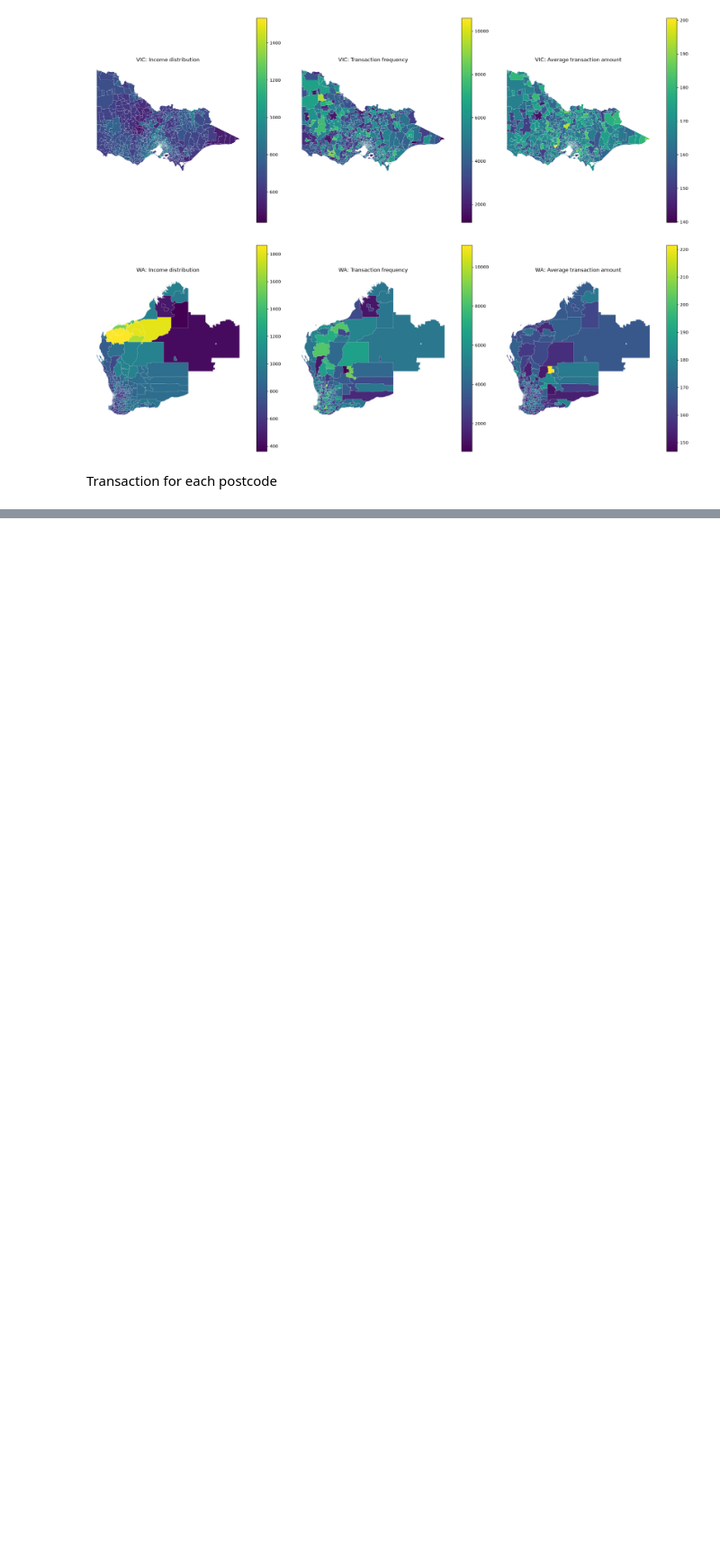
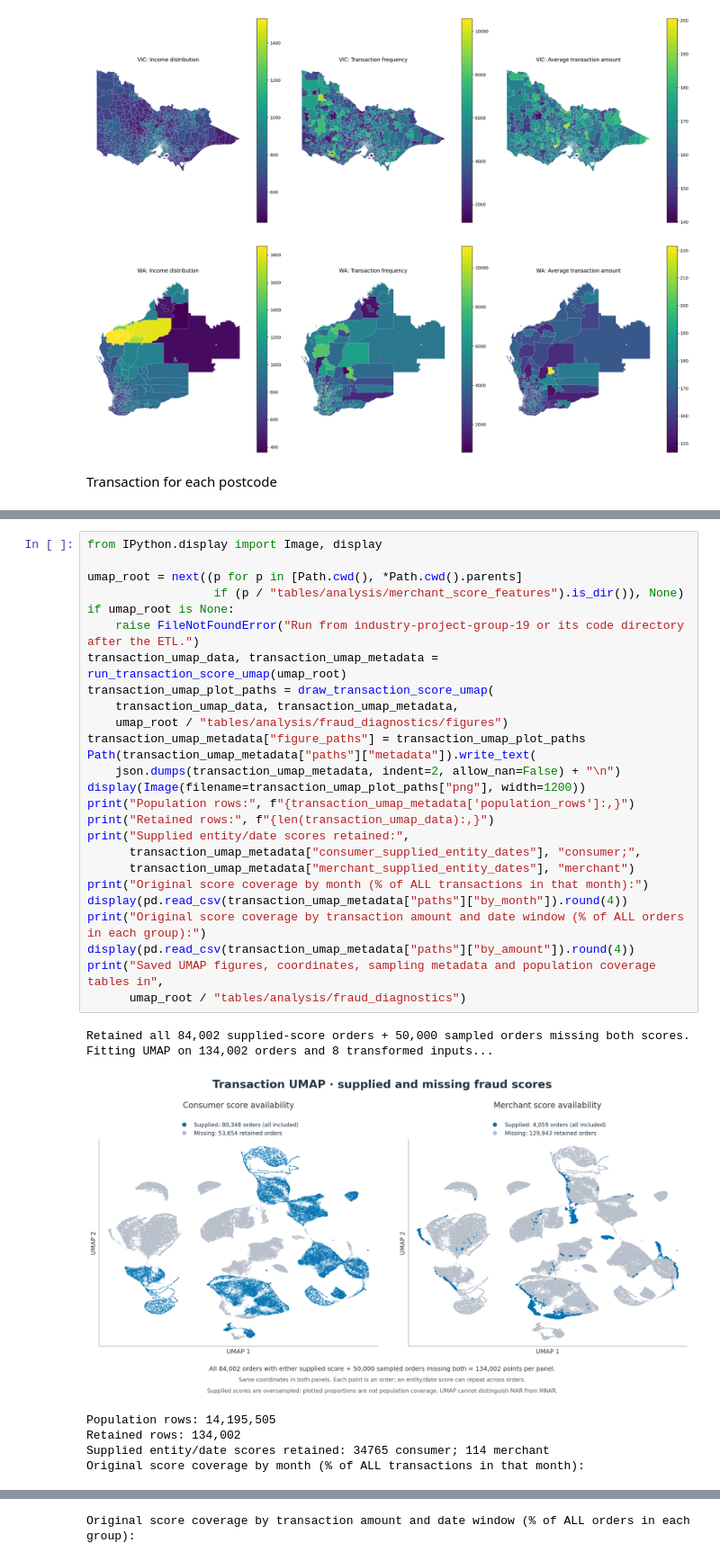
Before and after one commit to hannimeee/industry-project-group-19, a Jupyter notebook: code/02_analysis.ipynb, the cells around one changed output, grey strips where cells are left out. Shown at 90% size. Cells and saved outputs as stored; diff of their text form; blank space fills up the shorter version.

```diff
--- a/code/02_analysis.ipynb
+++ b/code/02_analysis.ipynb
@@ -174,0 +932,34 @@ Z-score thresholds — district income: 5.7391; transaction dollar value: 5.7391
+# %%
+from IPython.display import Image, display
+
+umap_root = next((p for p in [Path.cwd(), *Path.cwd().parents]
+                  if (p / "tables/analysis/merchant_score_features").is_dir()), None)
+if umap_root is None:
+    raise FileNotFoundError("Run from industry-project-group-19 or its code directory after the ETL.")
+transaction_umap_data, transaction_umap_metadata = run_transaction_score_umap(umap_root)
+transaction_umap_plot_paths = draw_transaction_score_umap(
+    transaction_umap_data, transaction_umap_metadata,
+    umap_root / "tables/analysis/fraud_diagnostics/figures")
+transaction_umap_metadata["figure_paths"] = transaction_umap_plot_paths
+Path(transaction_umap_metadata["paths"]["metadata"]).write_text(
+    json.dumps(transaction_umap_metadata, indent=2, allow_nan=False) + "\n")
+display(Image(filename=transaction_umap_plot_paths["png"], width=1200))
+print("Population rows:", f"{transaction_umap_metadata['population_rows']:,}")
+print("Retained rows:", f"{len(transaction_umap_data):,}")
+print("Supplied entity/date scores retained:",
+      transaction_umap_metadata["consumer_supplied_entity_dates"], "consumer;",
+      transaction_umap_metadata["merchant_supplied_entity_dates"], "merchant")
+print("Original score coverage by month (% of ALL transactions in that month):")
+display(pd.read_csv(transaction_umap_metadata["paths"]["by_month"]).round(4))
+print("Original score coverage by transaction amount and date window (% of ALL orders in each group):")
+display(pd.read_csv(transaction_umap_metadata["paths"]["by_amount"]).round(4))
+print("Saved UMAP figures, coordinates, sampling metadata and population coverage tables in",
+      umap_root / "tables/analysis/fraud_diagnostics")
+# %% [output]
+Retained all 84,002 supplied-score orders + 50,000 sampled orders missing both scores.
+Fitting UMAP on 134,002 orders and 8 transformed inputs...
+[figure, added]
+Population rows: 14,195,505
+Retained rows: 134,002
+Supplied entity/date scores retained: 34765 consumer; 114 merchant
+Original score coverage by month (% of ALL transactions in that month):
@@ -174,0 +983 @@ Z-score thresholds — district income: 5.7391; transaction dollar value: 5.7391
+Original score coverage by transaction amount and date window (% of ALL orders in each group):
```
Also changed, not shown: parts of 17 cells of this notebook, 3 other files.
